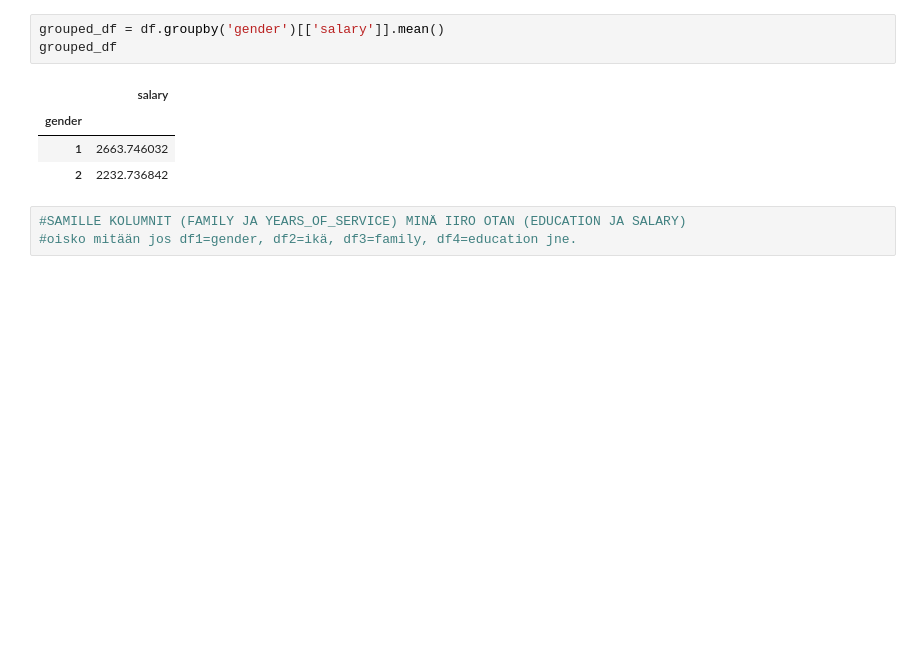
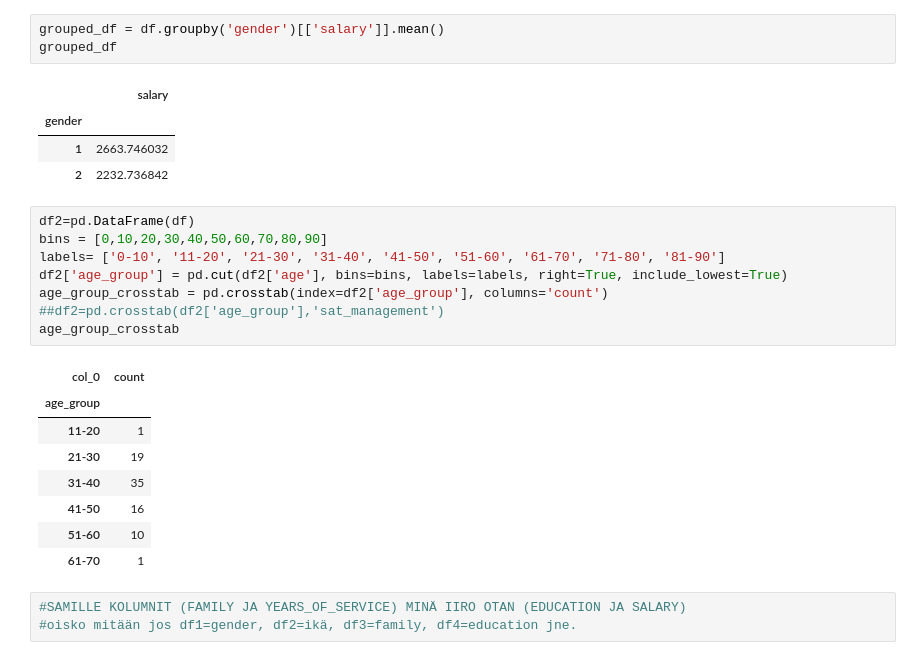
Before and after one commit to YSPLS/Tiedonk-sittely-pythonilla, a Jupyter notebook: code/project.ipynb, the cells around one changed output. Drawn from its saved outputs; the diff is of its cells as text; blank space fills up the shorter version.

```diff
--- a/code/project.ipynb
+++ b/code/project.ipynb
@@ -66,6 +74,23 @@ grouped_df
 | gender |  |
 | 1 | 2663.746032 |
 | 2 | 2232.736842 |
+# %%
+df2=pd.DataFrame(df)
+bins = [0,10,20,30,40,50,60,70,80,90]
+labels= ['0-10', '11-20', '21-30', '31-40', '41-50', '51-60', '61-70', '71-80', '81-90']
+df2['age_group'] = pd.cut(df2['age'], bins=bins, labels=labels, right=True, include_lowest=True)
+age_group_crosstab = pd.crosstab(index=df2['age_group'], columns='count')
+##df2=pd.crosstab(df2['age_group'],'sat_management')
+age_group_crosstab
+# %% [output]
+| col_0 | count |
+| age_group |  |
+| 11-20 | 1 |
+| 21-30 | 19 |
+| 31-40 | 35 |
+| 41-50 | 16 |
+| 51-60 | 10 |
+| 61-70 | 1 |
 # %%
 #SAMILLE KOLUMNIT (FAMILY JA YEARS_OF_SERVICE) MINÄ IIRO OTAN (EDUCATION JA SALARY)
 #oisko mitään jos df1=gender, df2=ikä, df3=family, df4=education jne.
```
Also changed, not shown: parts of 1 cell of this notebook.
